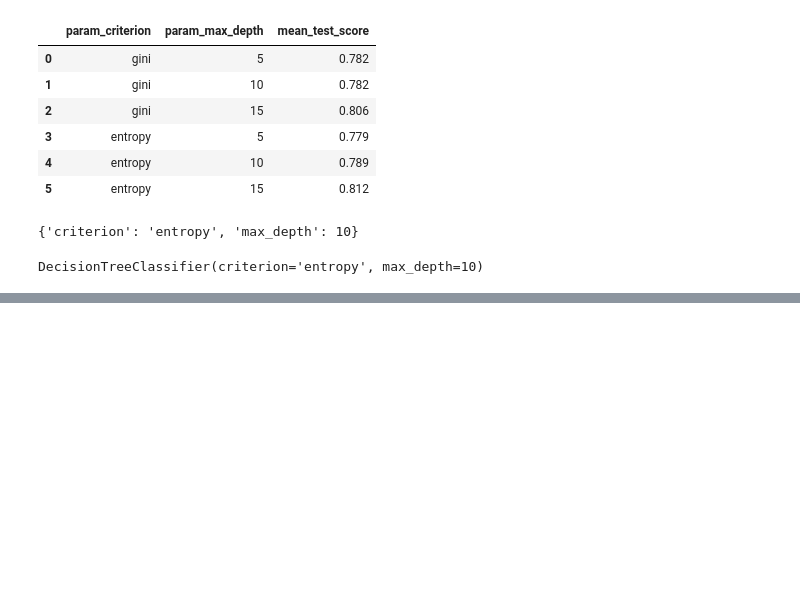
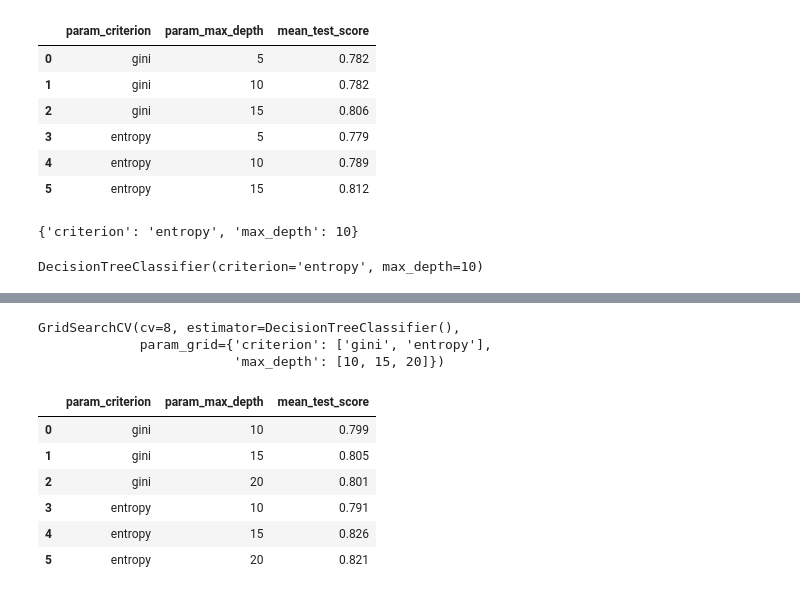
Before and after one commit to kshitish13/MachineLearning, a Jupyter notebook: Model Evaluation/Model_evaluation_GridSearchCV_resources/Untitled.ipynb, the cells around one changed output, grey strips where cells are left out. Cells and saved outputs as stored; diff of their text form; code cells hidden in the pictures; blank space fills up the shorter version.

```diff
--- a/Model Evaluation/Model_evaluation_GridSearchCV_resources/Untitled.ipynb
+++ b/Model Evaluation/Model_evaluation_GridSearchCV_resources/Untitled.ipynb
@@ -158,3 +158,31 @@ DecisionTreeClassifier(criterion='entropy', max_depth=10)
 # %%
 #now we want to try with diff models and params
 from sklearn.svm import SVC
+
+gridsearch=GridSearchCV(
+    DecisionTreeClassifier(),
+    param_grid={
+        'criterion' : ['gini','entropy'],
+        'max_depth' : [10,15,20]
+    },
+    cv=8,
+    return_train_score=False
+)
+
+gridsearch.fit(X,y)
+# %% [output]
+GridSearchCV(cv=8, estimator=DecisionTreeClassifier(),
+             param_grid={'criterion': ['gini', 'entropy'],
+                         'max_depth': [10, 15, 20]})
+# %%
+grid=pd.DataFrame(gridsearch.cv_results_)
+grid=grid[['param_criterion','param_max_depth','mean_test_score']]
+grid
+# %% [output]
+|  | param_criterion | param_max_depth | mean_test_score |
+| 0 | gini | 10 | 0.799 |
+| 1 | gini | 15 | 0.805 |
+| 2 | gini | 20 | 0.801 |
+| 3 | entropy | 10 | 0.791 |
+| 4 | entropy | 15 | 0.826 |
+| 5 | entropy | 20 | 0.821 |
```
Also changed, not shown: parts of 8 cells of this notebook, 8 other files.
